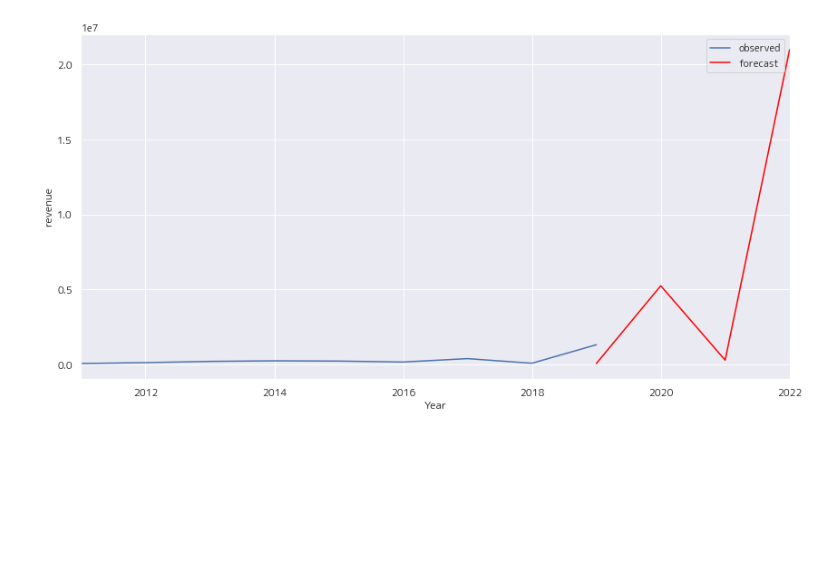
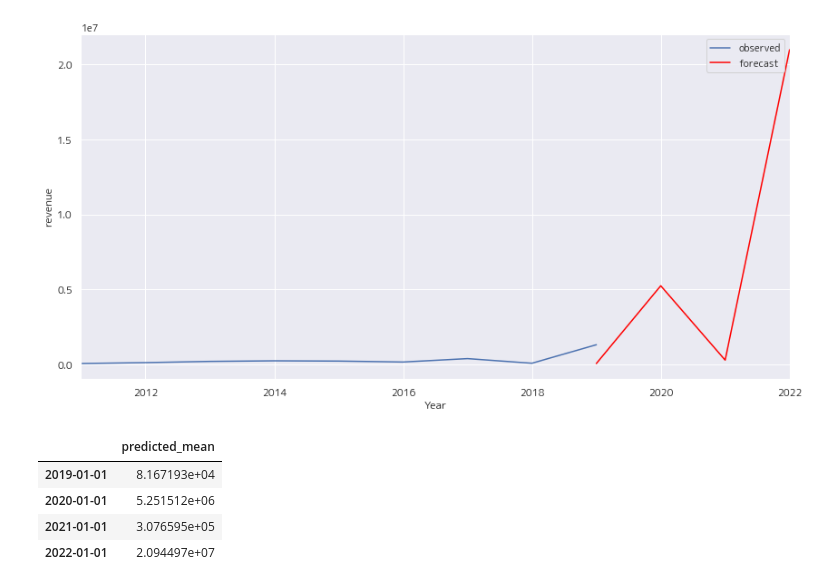
Before and after one commit to vutuanlinh2661998/KAIHO, a Jupyter notebook: GTO_Prediction_TOYOTA_1NZ.ipynb, the cells around one changed output. Cells and saved outputs as stored; diff of their text form; code cells hidden in the pictures; blank space fills up the shorter version.

```diff
--- a/GTO_Prediction_TOYOTA_1NZ.ipynb
+++ b/GTO_Prediction_TOYOTA_1NZ.ipynb
@@ -1116,3 +1126,11 @@ plt.legend()
 plt.show()
 # %% [output]
 [figure]
+# %%
+pred_uc.predicted_mean.to_frame()
+# %% [output]
+|  | predicted_mean |
+| 2019-01-01 | 8.167193e+04 |
+| 2020-01-01 | 5.251512e+06 |
+| 2021-01-01 | 3.076595e+05 |
+| 2022-01-01 | 2.094497e+07 |
```
Also changed, not shown: parts of 4 cells of this notebook, 2 other files.
